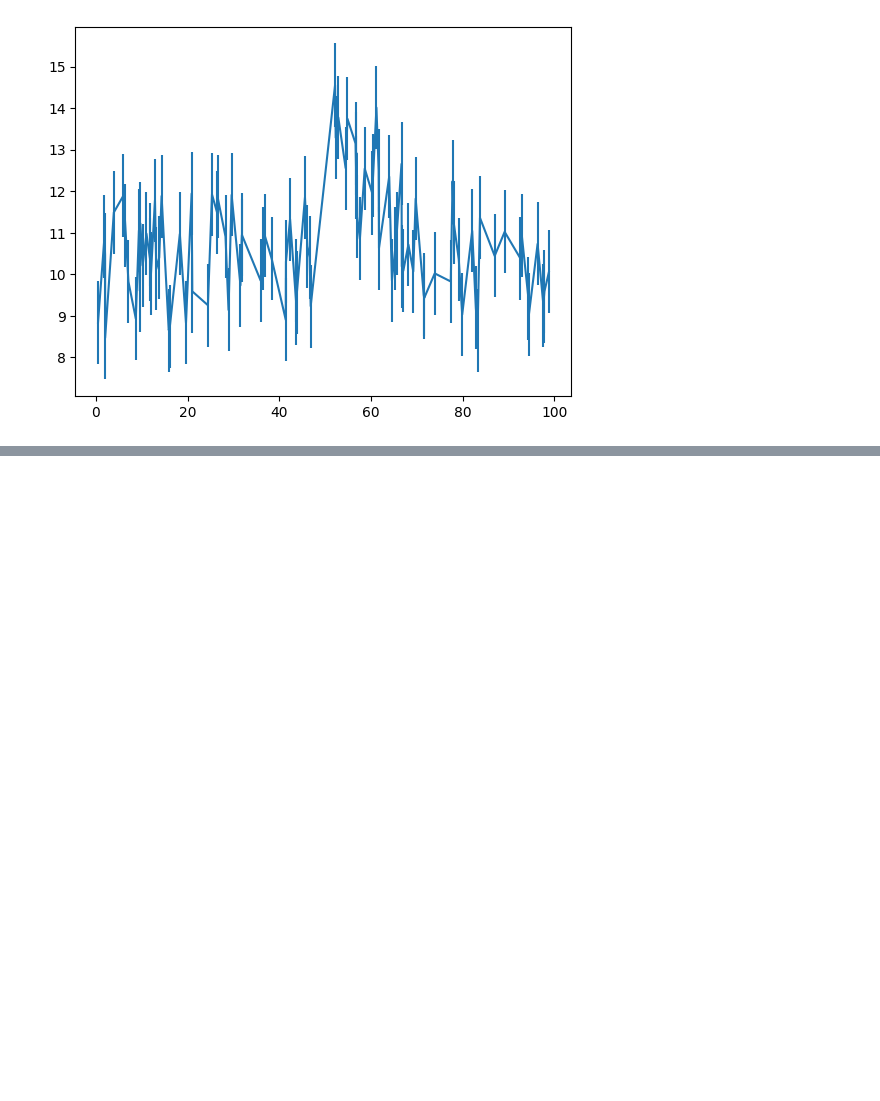
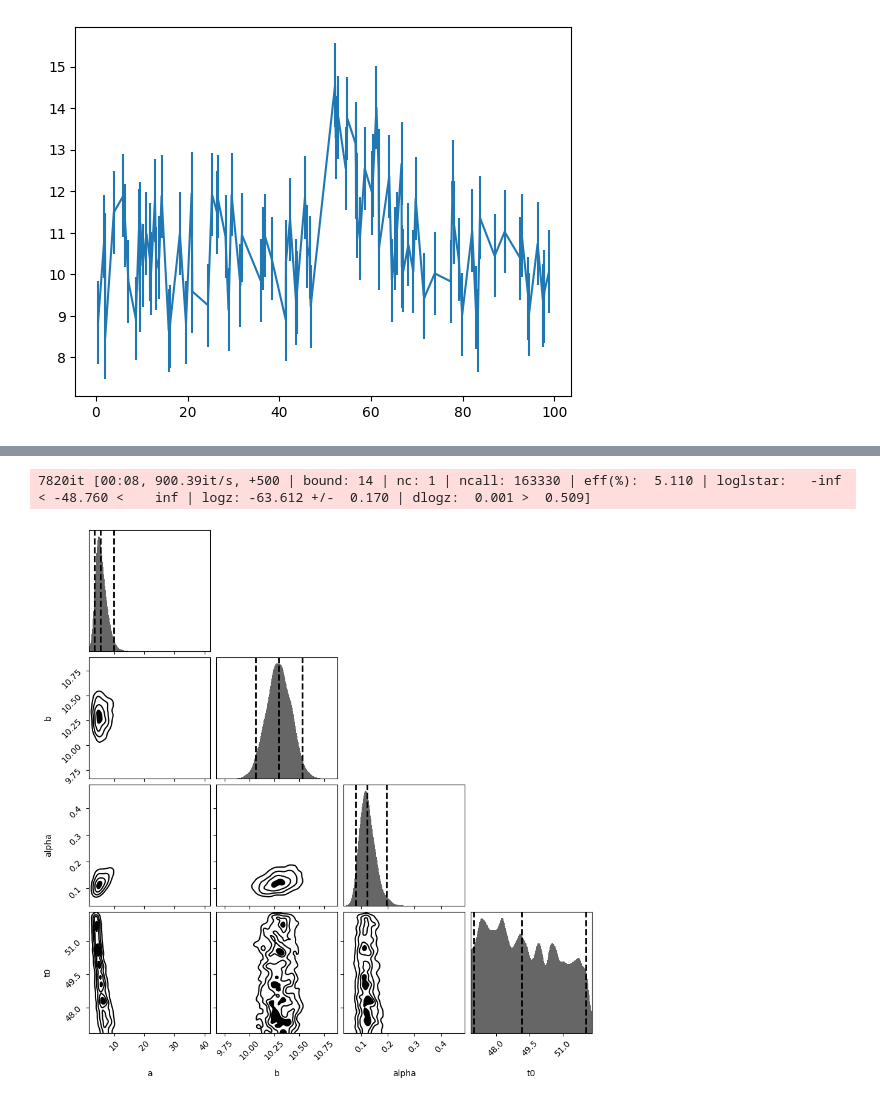
Before and after one commit to Matti-z/astrostatistics_bicocca_2026, a Jupyter notebook: working/eleven.ipynb, the cells around one changed output, grey strips where cells are left out. Cells and saved outputs as stored; diff of their text form; code cells hidden in the pictures; blank space fills up the shorter version.

```diff
--- a/working/eleven.ipynb
+++ b/working/eleven.ipynb
@@ -114,0 +205,30 @@ TypeError: myLogPosterior() missing 4 required positional arguments: 'a', 'b', '
+# %%
+
+def model(x, a, b, alpha, t0) :
+    exponent = -alpha * (x - t0)
+    exponent = np.clip(exponent, None, 700)
+    return np.where(x<t0, b,  b + a * np.exp( exponent ))
+
+def myloglike(theta):
+    a, b, alpha, t0 = theta
+    model_val = model(x, a, b, alpha, t0)
+    log_likelihood = -0.5 * np.sum(((y - model_val)**2 / yerr**2))
+    return log_likelihood
+
+def prior_transformation(u):
+    a = u[0] * 50
+    b = u[1] * 50
+    alpha  = np.exp(10.0 * u[2] - 5.0)
+    t0 = u[3] * 100
+    return [a, b, alpha, t0]
+
+sampler = dynesty.NestedSampler(loglikelihood= myloglike, ndim = 4, prior_transform=prior_transformation, sample = 'rwalk')
+sampler.run_nested()
+# %% [output]
+7820it [00:08, 900.39it/s, +500 | bound: 14 | nc: 1 | ncall: 163330 | eff(%):  5.110 | loglstar:   -inf < -48.760 <    inf | logz: -63.612 +/-  0.170 | dlogz:  0.001 >  0.509]
+# %%
+sresults = sampler.results
+# %%
+fig, ax = dynesty.plotting.cornerplot(sresults, labels = label)
+# %% [output]
+[figure, added]
```
Also changed, not shown: parts of 17 cells of this notebook.
